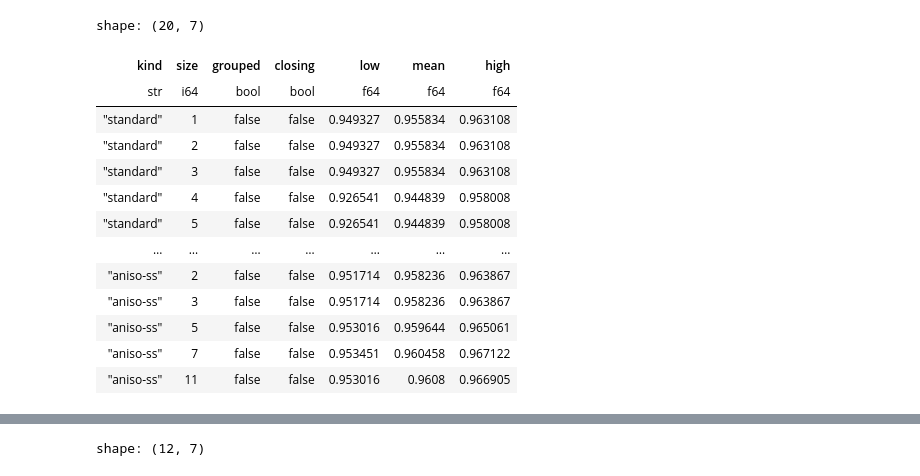
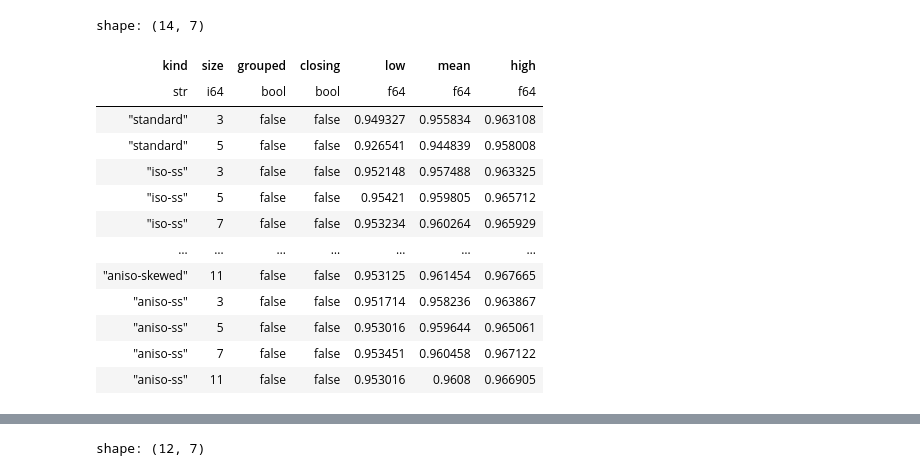
Before and after one commit to p-adema/quadratic-conv, a Jupyter notebook: src/graphs/results.ipynb, the cells around one changed output, grey strips where cells are left out. Saved outputs shown, nothing was run; the diff lists cells and outputs as text; code cells hidden in the pictures.

```diff
--- a/src/graphs/results.ipynb
+++ b/src/graphs/results.ipynb
@@ -17,14 +17,17 @@ if not Path("./src/models").is_dir():
 
 assert Path("./src/models").is_dir()
 # %%
-fake_data = pl.read_parquet("./.data/long_k_mnist.pq").with_columns(
-    pl.col("standard-3").alias("standard-1"),
-    pl.col("standard-3").alias("standard-2"),
-    pl.col("standard-5").alias("standard-4"),
-    pl.col("iso-3-ss").alias("iso-2-ss"),
-    pl.col("aniso-3-ss-iso-spin").alias("aniso-2-ss-iso-spin"),
-    pl.col("aniso-3-skewed-spin").alias("aniso-2-skewed-spin"),
-)
+partial_k_mnist = pl.read_parquet("./.data/long_k_mnist.pq")
+
+
+# .with_columns(
+# pl.col("standard-3").alias("standard-1"),
+# pl.col("standard-3").alias("standard-2"),
+# pl.col("standard-5").alias("standard-4"),
+# pl.col("iso-3-ss").alias("iso-2-ss"),
+# pl.col("aniso-3-ss-iso-spin").alias("aniso-2-ss-iso-spin"),
+# pl.col("aniso-3-skewed-spin").alias("aniso-2-skewed-spin"),
+# )
 
 
 def _sort_key(s: str):
@@ -33,5 +36,5 @@ def _sort_key(s: str):
     return order, rest, int(size)
 
 
-fake_data = fake_data.select(sorted(fake_data.columns, key=_sort_key))
-fake_data
+partial_k_mnist = partial_k_mnist.select(sorted(partial_k_mnist.columns, key=_sort_key))
+partial_k_mnist
@@ -58,43 +74,43 @@ def preprocess_data(
         .lazy()
         .unnest("metric")
         .with_columns(
             pl.col("kind").str.split_exact("-", 2),
             grouped=pl.col("kind").str.contains("grouped"),
             closing=pl.col("kind").str.contains("closing"),
         )
         .select(
             pl.col("kind")
             .struct[0]
             .add(
                 pl.when(pl.col("kind").struct[2].is_not_null())
                 .then(pl.lit("-").add(pl.col("kind").struct[2]))
                 .otherwise(pl.lit(""))
             )
             .alias("kind"),
             pl.col("kind").struct[1].cast(int).alias("size"),
             "grouped",
             "closing",
             "low",
             "mean",
             "high",
         )
         .collect()
     )
 
 
-fake_pre = preprocess_data(fake_data, metric="acc")
-fake_pre
+km_pre_part = preprocess_data(partial_k_mnist, metric="acc")
+km_pre_part
 # %% [output]
-shape: (20, 7)
+shape: (14, 7)
 | kind | size | grouped | closing | low | mean | high |
 | str | i64 | bool | bool | f64 | f64 | f64 |
-| "standard" | 1 | false | false | 0.949327 | 0.955834 | 0.963108 |
-| "standard" | 2 | false | false | 0.949327 | 0.955834 | 0.963108 |
 | "standard" | 3 | false | false | 0.949327 | 0.955834 | 0.963108 |
-| "standard" | 4 | false | false | 0.926541 | 0.944839 | 0.958008 |
 | "standard" | 5 | false | false | 0.926541 | 0.944839 | 0.958008 |
+| "iso-ss" | 3 | false | false | 0.952148 | 0.957488 | 0.963325 |
+| "iso-ss" | 5 | false | false | 0.95421 | 0.959805 | 0.965712 |
+| "iso-ss" | 7 | false | false | 0.953234 | 0.960264 | 0.965929 |
 | … | … | … | … | … | … | … |
-| "aniso-ss" | 2 | false | false | 0.951714 | 0.958236 | 0.963867 |
+| "aniso-skewed" | 11 | false | false | 0.953125 | 0.961454 | 0.967665 |
 | "aniso-ss" | 3 | false | false | 0.951714 | 0.958236 | 0.963867 |
 | "aniso-ss" | 5 | false | false | 0.953016 | 0.959644 | 0.965061 |
 | "aniso-ss" | 7 | false | false | 0.953451 | 0.960458 | 0.967122 |
```
Also changed, not shown: parts of 12 cells of this notebook, 22 other files.
